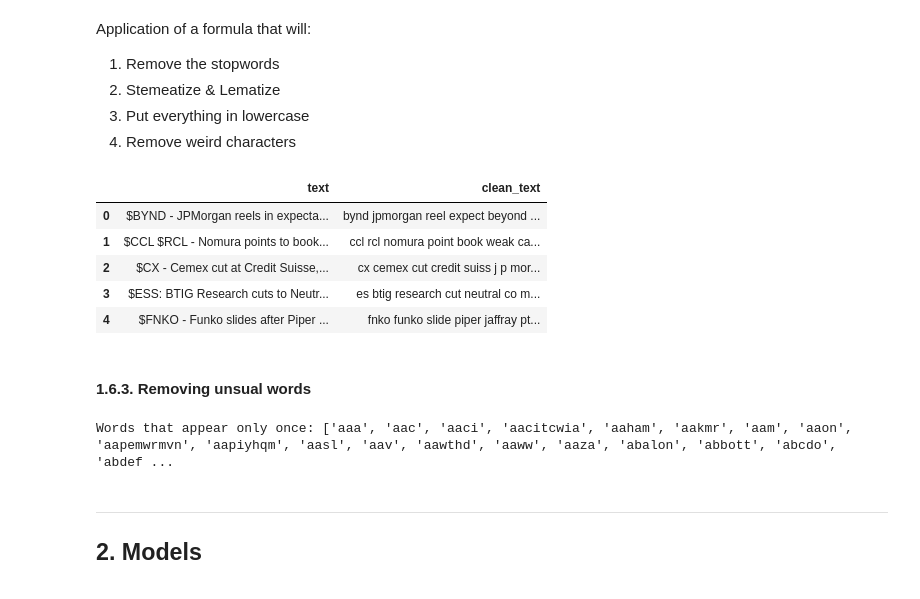
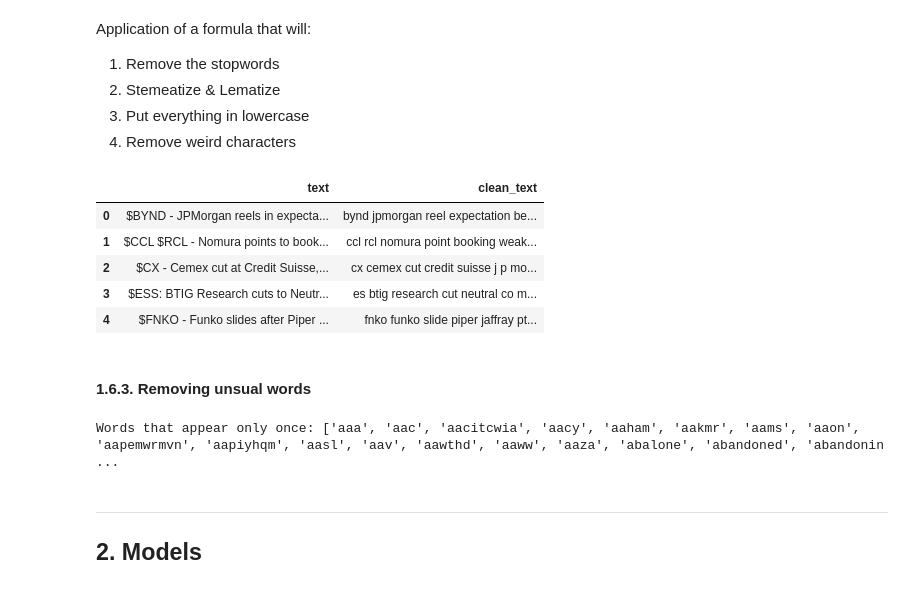
Before and after one commit to joanaramosrodrigues/TextMining_Project, a Jupyter notebook: TM_Group07.ipynb, the cells around one changed output. Drawn from its saved outputs; the diff is of its cells as text; code cells hidden in the pictures.

```diff
--- a/TM_Group07.ipynb
+++ b/TM_Group07.ipynb
@@ -276,41 +331,42 @@ stop = set(stopwords.words('english'))
 stemmer = SnowballStemmer('english')
 lemma = WordNetLemmatizer()
 
-def clean(text_list, lemmatize=True, stem=False,correct_spelling=False):
+def clean(text_list, stopwords=True, lemmatize=True, stem=False,correct_spelling=False):
     cleaned = []
 
     for text in tqdm(text_list):
         text = text.lower()
 
         text = re.sub("[^a-zA-Z]", " ", text)
         text = re.sub("br", "", text)
         text = re.sub(r"http\S+", "", text)
         text = re.sub(f"[{re.escape(string.punctuation)}]", "", text)
 
-        text = " ".join([word for word in text.split() if word not in stop])
+        if stopwords:
+            text = " ".join([word for word in text.split() if word not in stop])
 
         if correct_spelling:
             text = str(TextBlob(text).correct())
 
         if lemmatize:
             text = " ".join(lemma.lemmatize(word) for word in text.split())
 
         if stem:
             text = " ".join(stemmer.stem(word) for word in text.split())
 
         cleaned.append(text)
 
     return cleaned
 
-df_train['clean_text'] = clean(df_train['text'], lemmatize=True, stem=True, correct_spelling=False)
-df_test['clean_text'] = clean(df_test['text'], lemmatize=True, stem=True)
+df_train['clean_text'] = clean(df_train['text'], stopwords=True, lemmatize=True, stem=False, correct_spelling=False)
+df_test['clean_text'] = clean(df_test['text'], stopwords=True, lemmatize=True, stem=False)
 
 df_train[['text', 'clean_text']].head()
 # %% [output]
 |  | text | clean_text |
-| 0 | $BYND - JPMorgan reels in expecta... | bynd jpmorgan reel expect beyond ... |
-| 1 | $CCL $RCL - Nomura points to book... | ccl rcl nomura point book weak ca... |
-| 2 | $CX - Cemex cut at Credit Suisse,... | cx cemex cut credit suiss j p mor... |
+| 0 | $BYND - JPMorgan reels in expecta... | bynd jpmorgan reel expectation be... |
+| 1 | $CCL $RCL - Nomura points to book... | ccl rcl nomura point booking weak... |
+| 2 | $CX - Cemex cut at Credit Suisse,... | cx cemex cut credit suisse j p mo... |
 | 3 | $ESS: BTIG Research cuts to Neutr... | es btig research cut neutral co m... |
 | 4 | $FNKO - Funko slides after Piper ... | fnko funko slide piper jaffray pt... |
 # %% [markdown]
@@ -324,7 +380,7 @@ words_once = [word for word, count in zip(words, word_counts) if count == 1]
 
 print("Words that appear only once:", words_once)
 # %% [output]
-Words that appear only once: ['aaa', 'aac', 'aaci', 'aacitcwia', 'aaham', 'aakmr', 'aam', 'aaon', 'aapemwrmvn', 'aapiyhqm', 'aasl', 'aav', 'aawthd', 'aaww', 'aaza', 'abalon', 'abbott', 'abcdo', 'abdef ...
+Words that appear only once: ['aaa', 'aac', 'aacitcwia', 'aacy', 'aaham', 'aakmr', 'aams', 'aaon', 'aapemwrmvn', 'aapiyhqm', 'aasl', 'aav', 'aawthd', 'aaww', 'aaza', 'abalone', 'abandoned', 'abandonin ...
 # %%
 words_once_set = set(words_once)
 
```
Also changed, not shown: parts of 31 cells of this notebook.
